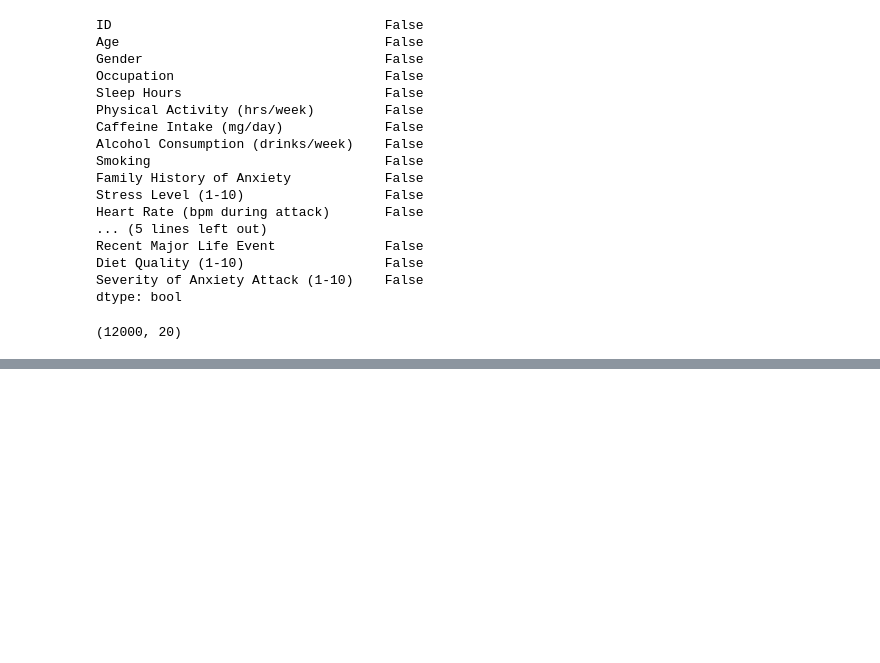
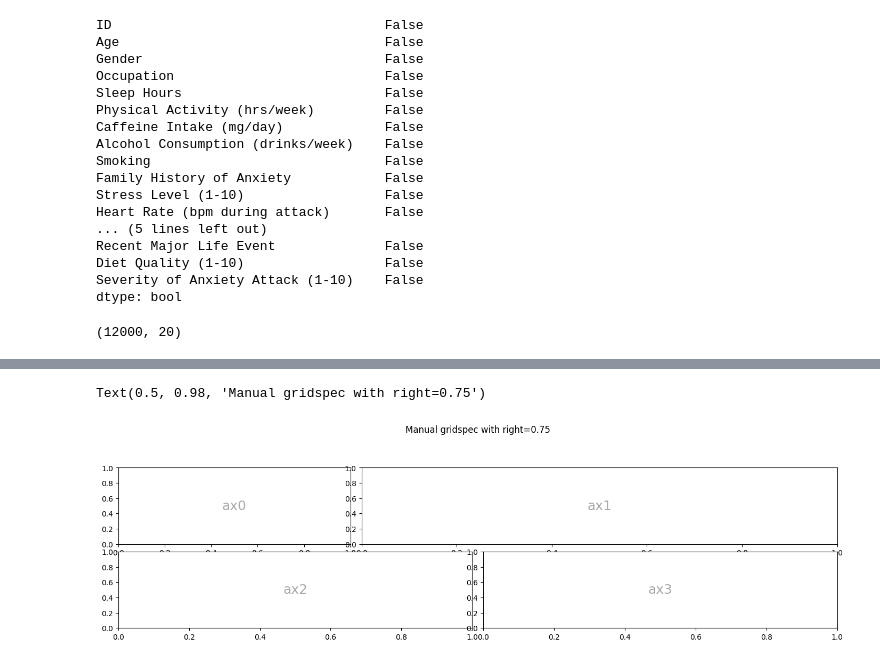
Before and after one commit to Raffiskender/pfr, a Jupyter notebook: notbook.ipynb, the cells around one changed output, grey strips where cells are left out. Saved outputs shown, nothing was run; the diff lists cells and outputs as text; code cells hidden in the pictures; blank space fills up the shorter version.

```diff
--- a/notbook.ipynb
+++ b/notbook.ipynb
@@ -60,3 +60,25 @@ df.describe()
 | 50% | 6000.50000 | 41.00000 | 6.500000 | 5.000000 | 244.000000 | 9.000000 | ... |
 | 75% | 9000.25000 | 53.00000 | 8.200000 | 7.525000 | 371.000000 | 15.000000 | ... |
 | max | 12000.00000 | 64.00000 | 10.000000 | 10.000000 | 499.000000 | 19.000000 | ... |
+# %%
+def annotate_axes(ax, text, fontsize=18):
+    ax.text(0.5, 0.5, text, transform=ax.transAxes,
+            ha="center", va="center", fontsize=fontsize, color="darkgrey")
+# %%
+import matplotlib.pyplot as plt
+
+fig = plt.figure(figsize=(15,8))
+gs = fig.add_gridspec(nrows=4, ncols=6, left=0.05, right=0.95, hspace=0.1, wspace=0.1)
+
+ax0 = fig.add_subplot(gs[0, 0:2])
+annotate_axes(ax0, 'ax0')
+ax1 = fig.add_subplot(gs[0, 2:6])
+annotate_axes(ax1, 'ax1')
+ax2 = fig.add_subplot(gs[1, 0:3])
+annotate_axes(ax2, 'ax2')
+ax3 = fig.add_subplot(gs[1, 3:6])
+annotate_axes(ax3, 'ax3')
+fig.suptitle('Manual gridspec with right=0.75')
+# %% [output]
+Text(0.5, 0.98, 'Manual gridspec with right=0.75')
+[figure, added]
```
Also changed, not shown: 2 other files.
